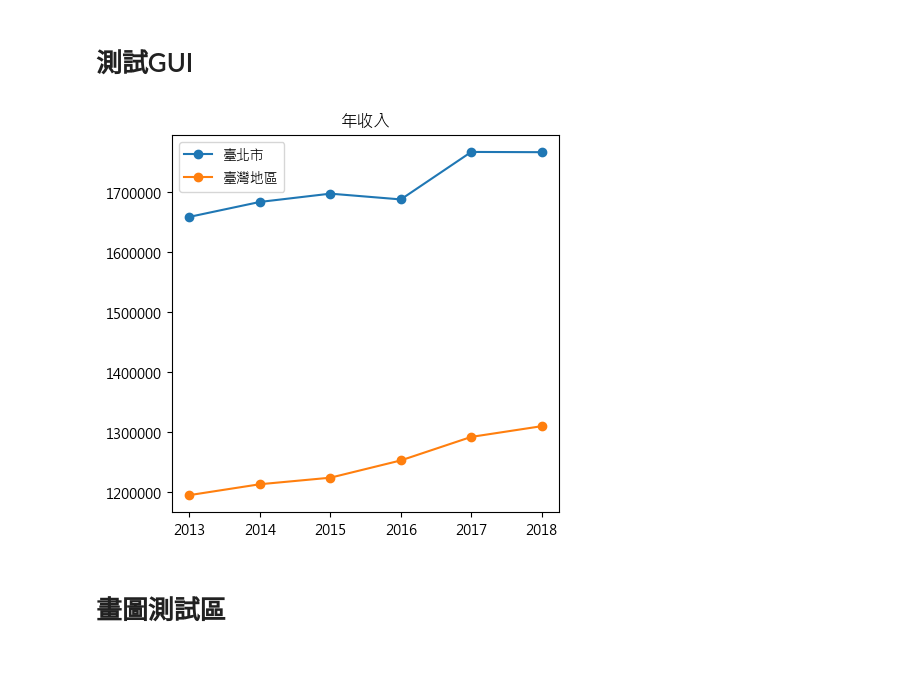
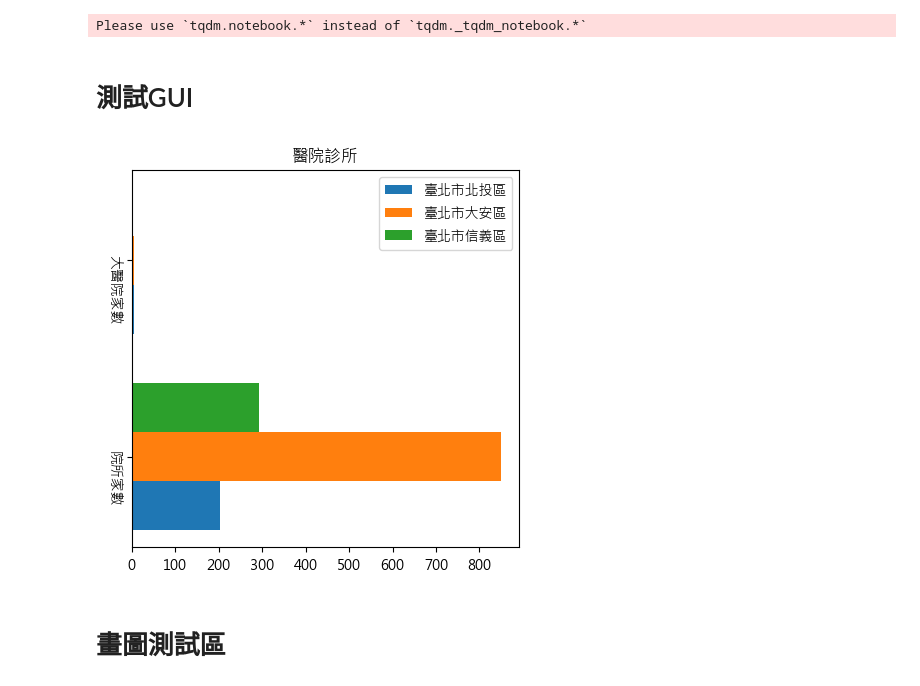
Before and after one commit to jouhsuanlin/ntuibr07, a Jupyter notebook: 繪圖/繪圖.ipynb, the cells around one changed output. Saved outputs shown, nothing was run; the diff lists cells and outputs as text; code cells hidden in the pictures.

```diff
--- a/繪圖/繪圖.ipynb
+++ b/繪圖/繪圖.ipynb
@@ -34,31 +34,26 @@ class draw():
 
         return F
 
-    def clinic_pic (self):
-        clinic = ['診所', '醫院']
+    def clinic_pic(self):
+        clinic = ['院所家數', '大醫院家數']
         F = plt.figure(figsize=(5,5), dpi=100)
-        no1 = data[(data.loc[:,'地區名'] ==  self.regions[0]) & (data.loc[:,'縣市名'] == self.cities[0])][clinic]
-        x1 = list(range(0, len(school)))
+        no1 = self.clinic_data[(self.clinic_data.loc[:,'地區名'] ==  self.regions[0]) & (self.clinic_data.loc[:,'縣市名'] == self.cities[0])][clinic]
+        x_all = list(range(0, len(clinic)))
         y1 = no1.values.flatten()
-        no2 = data[(data.loc[:,'地區名'] ==  self.regions[1]) & (data.loc[:,'縣市名'] == self.cities[1])][clinic]
+        no2 = self.clinic_data[(self.clinic_data.loc[:,'地區名'] ==  self.regions[1]) & (self.clinic_data.loc[:,'縣市名'] == self.cities[1])][clinic]
         y2 = no2 .values.flatten()
-        no3 = data[(data.loc[:,'地區名'] ==  self.regions[2]) & (data.loc[:,'縣市名'] == self.cities[2])][clinic]
+        no3 = self.clinic_data[(self.clinic_data.loc[:,'地區名'] ==  self.regions[2]) & (self.clinic_data.loc[:,'縣市名'] == self.cities[2])][clinic]
         y3 = no3.values.flatten()
 
+        width = 0.25   #先設定每個長條的寬度
 
-
-        width = 0.25   #先設定每個長條的寬度
-        print([i-width for i in x_all],y1)
-        plt.bar([i-width for i in x_all], y1, height=width, label= (self.cities[0]+self.regions[0])) #注意這裡的X軸座標為x1中的數據減去寬度的一半
-        plt.bar([i for i in x_all], y2, height=width, label=(self.cities[1]+self.regions[1]))        #注意這裡的X軸座標為x1中的數據加上寬度的一半
-        plt.bar([i+width for i in x_all], y3, height=width, label=(self.cities[2]+self.regions[2]))
-        plt.xticks(x_all,school)
+        plt.barh([i-width for i in x_all], y1, height=width, label= (self.cities[0]+self.regions[0])) #注意這裡的X軸座標為x1中的數據減去寬度的一半
+        plt.barh([i for i in x_all], y2, height=width, label=(self.cities[1]+self.regions[1]))        #注意這裡的X軸座標為x1中的數據加上寬度的一半
+        plt.barh([i+width for i in x_all], y3, height=width, label=(self.cities[2]+self.regions[2]))
+        plt.yticks(x_all,clinic,rotation = 270)
         plt.legend()
         plt.title('醫院診所')
         return F
-
-
-
 
 
     def entertainment_pic (self):       # 把self.school_data  全部換掉 ###########################
@@ -76,7 +71,7 @@ class draw():
         plt.bar([i-width for i in x_all], y1, width=width, label= (self.cities[0]+self.regions[0])) #注意這裡的X軸座標為x1中的數據減去寬度的一半
         plt.bar([i for i in x_all], y2, width=width, label=(self.cities[1]+self.regions[1]))        #注意這裡的X軸座標為x1中的數據加上寬度的一半
         plt.bar([i+width for i in x_all], y3, width=width, label=(self.cities[2]+self.regions[2]))
-        plt.xticks(x1,school)
+        plt.xticks(x1,school, rotation = 90)
         plt.legend()
         plt.title('百貨&電影院&超市數目')
         return F
@@ -84,7 +79,7 @@ class draw():
 
 
 
-    def crime_pic (self):
+    #def crime_pic (self):
 
 
     def school_pic (self):
@@ -99,7 +94,6 @@ class draw():
         y3 = no3.values.flatten()
 
         width = 0.25   #先設定每個長條的寬度
-        print([i-width for i in x_all],y1)
         plt.bar([i-width for i in x_all], y1, width=width, label= (self.cities[0]+self.regions[0])) #注意這裡的X軸座標為x1中的數據減去寬度的一半
         plt.bar([i for i in x_all], y2, width=width, label=(self.cities[1]+self.regions[1]))        #注意這裡的X軸座標為x1中的數據加上寬度的一半
         plt.bar([i+width for i in x_all], y3, width=width, label=(self.cities[2]+self.regions[2]))
@@ -128,27 +122,29 @@ class draw():
         plt.title('空氣品質')
         plt.legend()
         return F
+# %% [output]
+Please use `tqdm.notebook.*` instead of `tqdm._tqdm_notebook.*`
 # %% [markdown]
 # 測試GUI
 # %%
 import tkinter as tk
 from pandas import DataFrame
 import matplotlib.pyplot as plt
 from matplotlib.backends.backend_tkagg import FigureCanvasTkAgg
 #myfont = FontProperties(fname=r'/Users/lanjingyi/opt/anaconda3/lib/python3.7/site-packages/matplotlib/mpl-data/fonts/ttf/Microsoft JhengHei.ttf')
 # fontproperties=myfont
 root= tk.Tk()
 
 
 lists = ['臺北市','北投區','臺北市','大安區','臺北市','信義區']
 A = draw(lists)
-bar1 = FigureCanvasTkAgg(A.income_pic(), root)
+bar1 = FigureCanvasTkAgg(A.clinic_pic(), root)
 bar1.get_tk_widget().pack(side=tk.LEFT, fill=tk.BOTH)
 
 
 root.mainloop()
 # %% [output]
-[figure, old version]
+[figure, new version]
 # %% [markdown]
 # 畫圖測試區
 # %%
```
